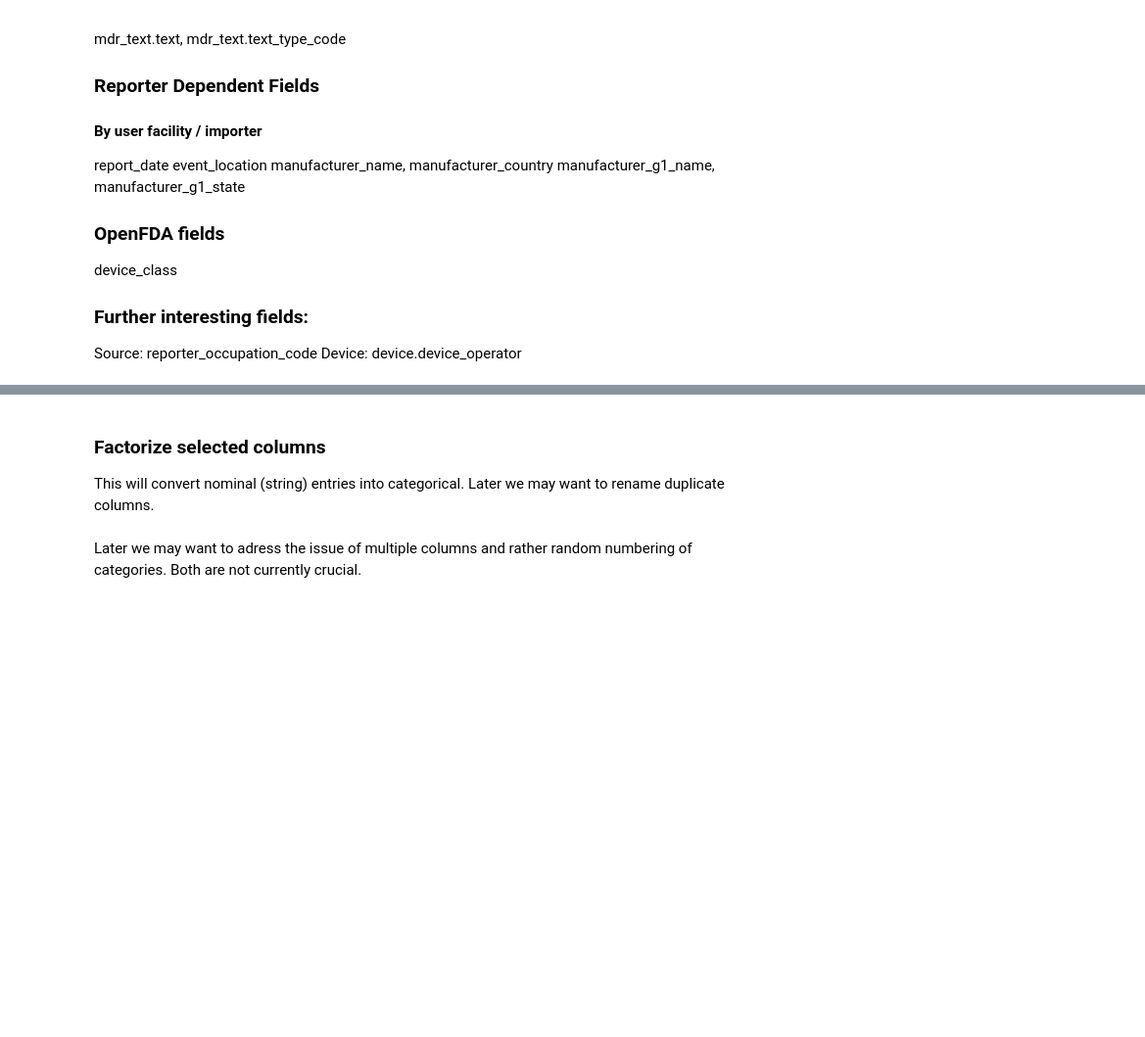
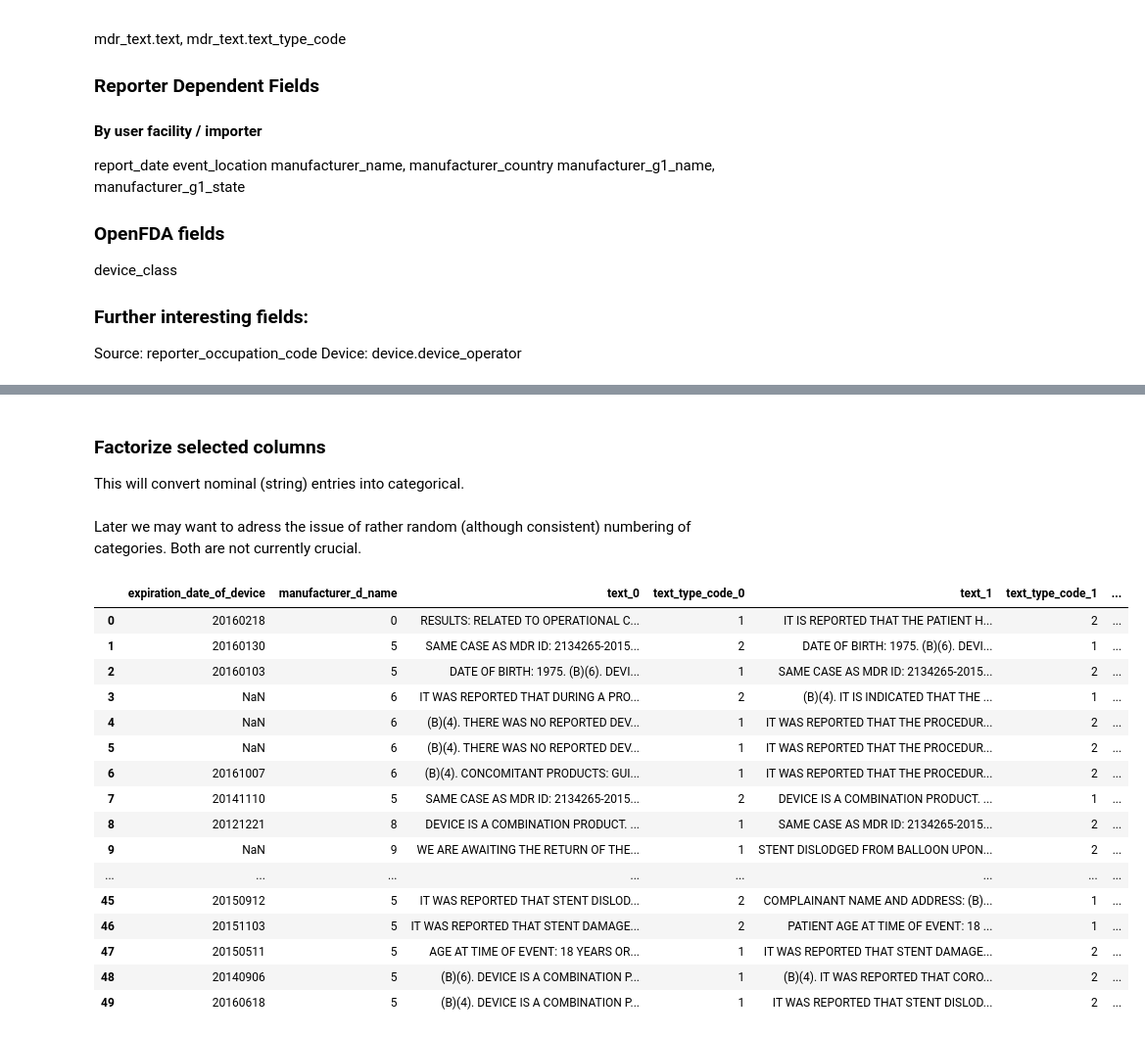
Before and after one commit to martinholub/openFDA-DeviceEvent, a Jupyter notebook: fdaDevice.ipynb, the cells around one changed output, grey strips where cells are left out. Shown at 98% size. Drawn from its saved outputs; the diff is of its cells as text; code cells hidden in the pictures; blank space fills up the shorter version.

```diff
--- a/fdaDevice.ipynb
+++ b/fdaDevice.ipynb
@@ -219,12 +262,13 @@ df
 # %% [markdown]
 ### Factorize selected columns
 This will convert nominal (string) entries into categorical.
-Later we may want to rename duplicate columns.
 # %%
 # Columns that we want to translate into categories
 factCols = ['manufacturer_d_name',
-       'text_type_code', 'device_name',
-       'medical_specialty_description']
+        'text_type_code_0',
+        'text_type_code_1',
+        'text_type_code_2',
+        'device_name', 'medical_specialty_description']
 
-# This works but will not assign consistent labeling across multiple columns
+# This also works but will not assign consistent labeling across multiple columns
 # df2 = df[factCols].apply(lambda x: pd.factorize(x)[0])
@@ -239,12 +278,32 @@ def categorise(df):
     categories = {k: v for v, k in enumerate(df.stack().unique())}
     return df.replace(categories)
 # %%
-df[factCols2] = categorise(df[factCols])
+df[factCols] = categorise(df[factCols])
 # %%
 # http://stackoverflow.com/questions/28910851/python-pandas-changing-some-column-types-to-categories
 # http://pandas.pydata.org/pandas-docs/stable/categorical.html
 
 # df[factCols2].astype('category')
-df[factCols2] = df[factCols].apply(lambda x: x.astype('category'))
+df[factCols] = df[factCols].apply(lambda x: x.astype('category'))
 # %% [markdown]
-Later we may want to adress the issue of multiple columns and rather random numbering of categories. Both are not currently crucial.
+Later we may want to adress the issue of rather random (although consistent) numbering of categories. Both are not currently crucial.
+# %%
+df
+# %% [output]
+|  | expiration_date_of_device | manufacturer_d_name | text_0 | text_type_code_0 | text_1 | text_type_code_1 | ... |
+| 0 | 20160218 | 0 | RESULTS: RELATED TO OPERATIONAL C... | 1 | IT IS REPORTED THAT THE PATIENT H... | 2 | ... |
+| 1 | 20160130 | 5 | SAME CASE AS MDR ID: 2134265-2015... | 2 | DATE OF BIRTH: 1975. (B)(6). DEVI... | 1 | ... |
+| 2 | 20160103 | 5 | DATE OF BIRTH: 1975. (B)(6). DEVI... | 1 | SAME CASE AS MDR ID: 2134265-2015... | 2 | ... |
+| 3 | NaN | 6 | IT WAS REPORTED THAT DURING A PRO... | 2 | (B)(4). IT IS INDICATED THAT THE ... | 1 | ... |
+| 4 | NaN | 6 | (B)(4). THERE WAS NO REPORTED DEV... | 1 | IT WAS REPORTED THAT THE PROCEDUR... | 2 | ... |
+| 5 | NaN | 6 | (B)(4). THERE WAS NO REPORTED DEV... | 1 | IT WAS REPORTED THAT THE PROCEDUR... | 2 | ... |
+| 6 | 20161007 | 6 | (B)(4). CONCOMITANT PRODUCTS: GUI... | 1 | IT WAS REPORTED THAT THE PROCEDUR... | 2 | ... |
+| 7 | 20141110 | 5 | SAME CASE AS MDR ID: 2134265-2015... | 2 | DEVICE IS A COMBINATION PRODUCT. ... | 1 | ... |
+| 8 | 20121221 | 8 | DEVICE IS A COMBINATION PRODUCT. ... | 1 | SAME CASE AS MDR ID: 2134265-2015... | 2 | ... |
+| 9 | NaN | 9 | WE ARE AWAITING THE RETURN OF THE... | 1 | STENT DISLODGED FROM BALLOON UPON... | 2 | ... |
+| ... | ... | ... | ... | ... | ... | ... | ... |
+| 45 | 20150912 | 5 | IT WAS REPORTED THAT STENT DISLOD... | 2 | COMPLAINANT NAME AND ADDRESS: (B)... | 1 | ... |
+| 46 | 20151103 | 5 | IT WAS REPORTED THAT STENT DAMAGE... | 2 | PATIENT AGE AT TIME OF EVENT: 18 ... | 1 | ... |
+| 47 | 20150511 | 5 | AGE AT TIME OF EVENT: 18 YEARS OR... | 1 | IT WAS REPORTED THAT STENT DAMAGE... | 2 | ... |
+| 48 | 20140906 | 5 | (B)(6). DEVICE IS A COMBINATION P... | 1 | (B)(4). IT WAS REPORTED THAT CORO... | 2 | ... |
+| 49 | 20160618 | 5 | (B)(4). DEVICE IS A COMBINATION P... | 1 | IT WAS REPORTED THAT STENT DISLOD... | 2 | ... |
```
Also changed, not shown: parts of 26 cells of this notebook, 1 other file.
